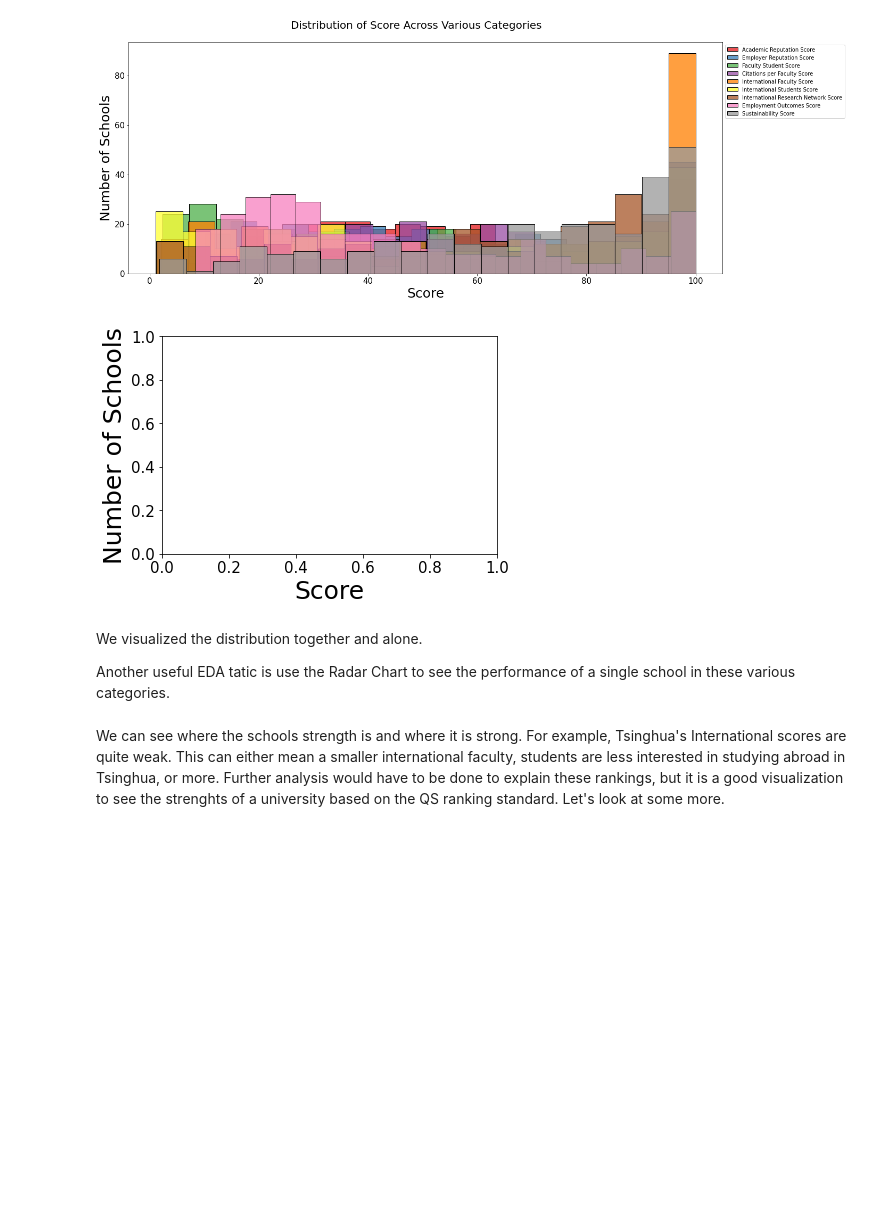
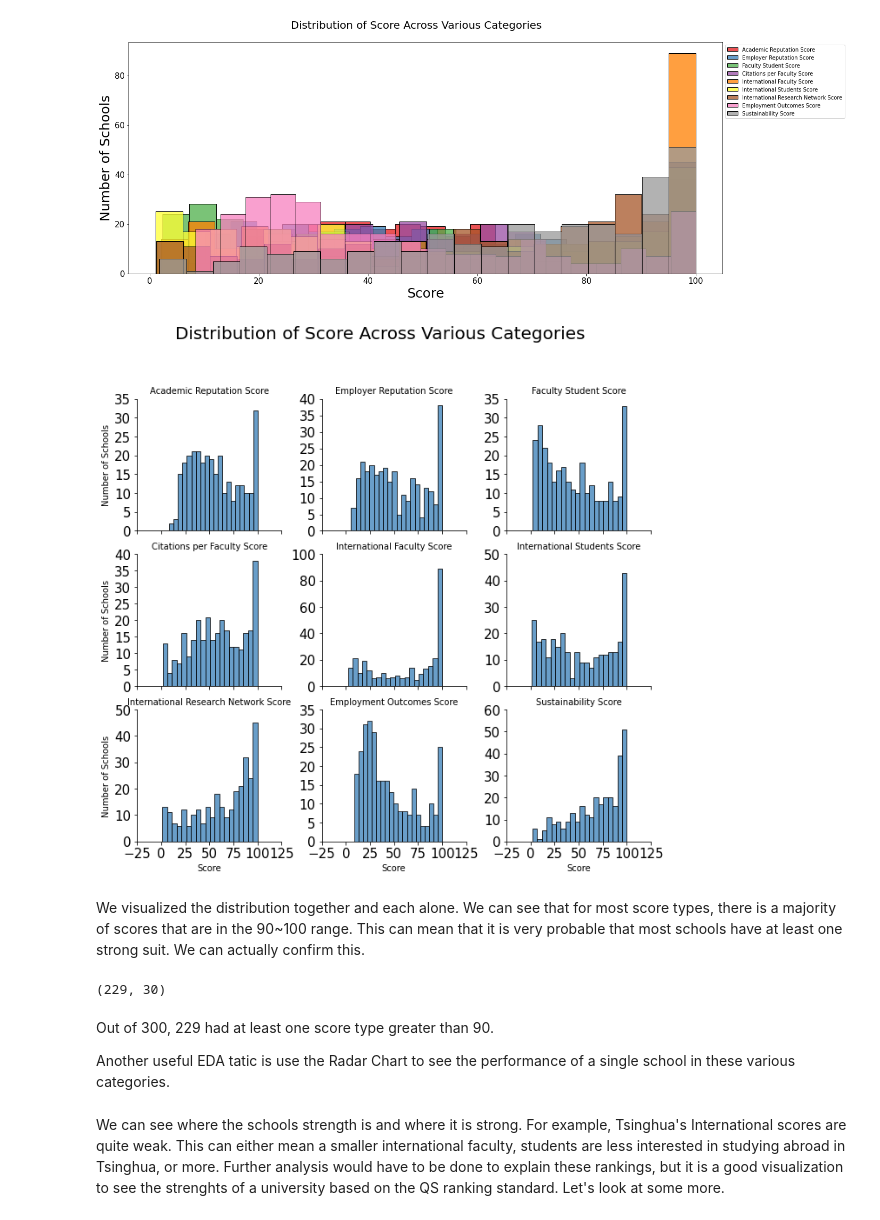
Before and after one commit to AkaCoder404/data-science-journey, a Jupyter notebook: Case Studies/01_QS_WorldUniversityRankings2024.ipynb, the cells around one changed output. Cells and saved outputs as stored; diff of their text form; code cells hidden in the pictures; blank space fills up the shorter version.

```diff
--- a/Case Studies/01_QS_WorldUniversityRankings2024.ipynb
+++ b/Case Studies/01_QS_WorldUniversityRankings2024.ipynb
@@ -315,20 +314,44 @@ fig.suptitle('Distribution of Score Across Various Categories', fontsize=20, x =
 plt.show()
 # %% [output]
 [figure]
-# %%
-sns.histplot(df[score_col[0]], label=score_col[0], bins=20, kde =False, color = sns.color_palette("Set1")[0],ax=ax, multiple="stack")
-
-ax.legend(loc="upper left", bbox_to_anchor=(1, 1))
-plt.ylabel(ylabel = "Number of Schools", fontsize=25)
-plt.xticks(fontsize = 15)
-plt.yticks(fontsize = 15)
-plt.xlabel(xlabel= "Score", fontsize=25)
-fig.suptitle('Distribution of Score Across Various Categories', fontsize=20, x = 0.5, y = 0.95)
-plt.show()
-# %% [output]
-[figure, removed]
+# %%
+# Create a FacetGrid for multiple histograms side by side
+g = sns.FacetGrid(df[score_col].melt(), col="variable", col_wrap=3, sharey=False, height=3)
+g.map(sns.histplot, "value", bins=20, kde=False, color=sns.color_palette("Set1")[1])
+
+# Customize plot appearance
+g.set_axis_labels("Score", "Number of Schools")
+g.set_titles(col_template="{col_name}")
+g.set_xticklabels(fontsize=15)
+g.set_yticklabels(fontsize=15)
+
+# Add a common title
+plt.subplots_adjust(top=0.85)
+g.fig.suptitle('Distribution of Score Across Various Categories', fontsize=20)
+
+# Show the plot
+plt.show()
+# %% [output]
+[figure, added]
+# %% [markdown]
+We visualized the distribution together and each alone. We can see that for most score types, there is a majority of scores that are in the 90~100 range. This can mean that it is very probable that most schools have at least one strong suit. We can actually confirm this.
+# %%
+
+at_least_one_high = df[(df["Academic Reputation Score"] > 90) |
+    (df["Employer Reputation Score"] > 90) |
+    (df["Faculty Student Score"] > 90) |
+    (df["Citations per Faculty Score"] > 90) |
+    (df["International Faculty Score"] > 90) |
+    (df["International Students Score"] > 90) |
+    (df["International Research Network Score"] > 90) |
+    (df["Employment Outcomes Score"] > 90) |
+    (df["Sustainability Score"] > 90)
+]
+print(at_least_one_high.shape)
+# %% [output]
+(229, 30)
 # %% [markdown]
-We visualized the distribution together and alone.
+Out of 300, 229 had at least one score type greater than 90.
 
 Another useful EDA tatic is use the Radar Chart to see the performance of a single school in these various categories.
 # %%
```
Also changed, not shown: parts of 2 cells of this notebook, 10 other files.
